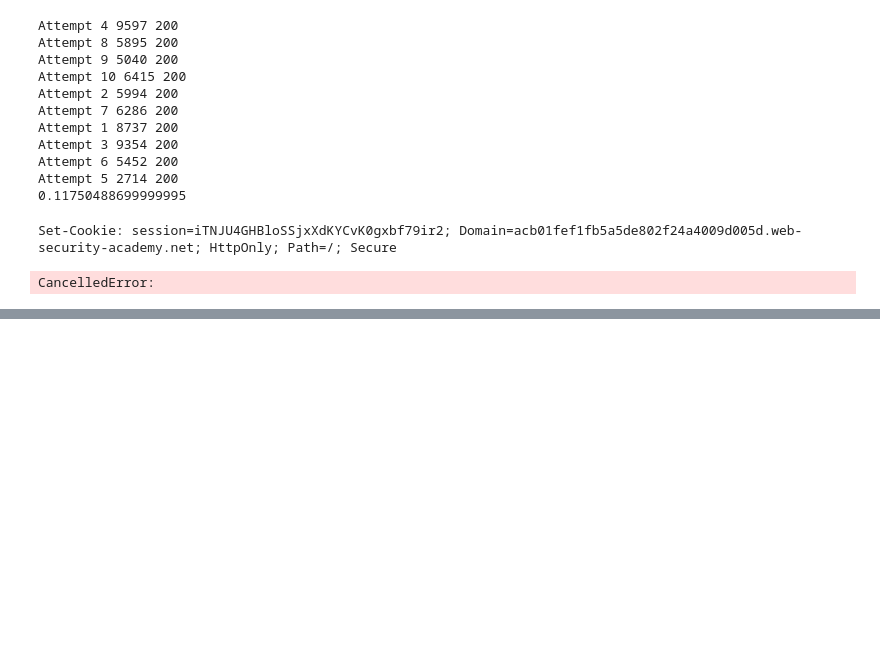
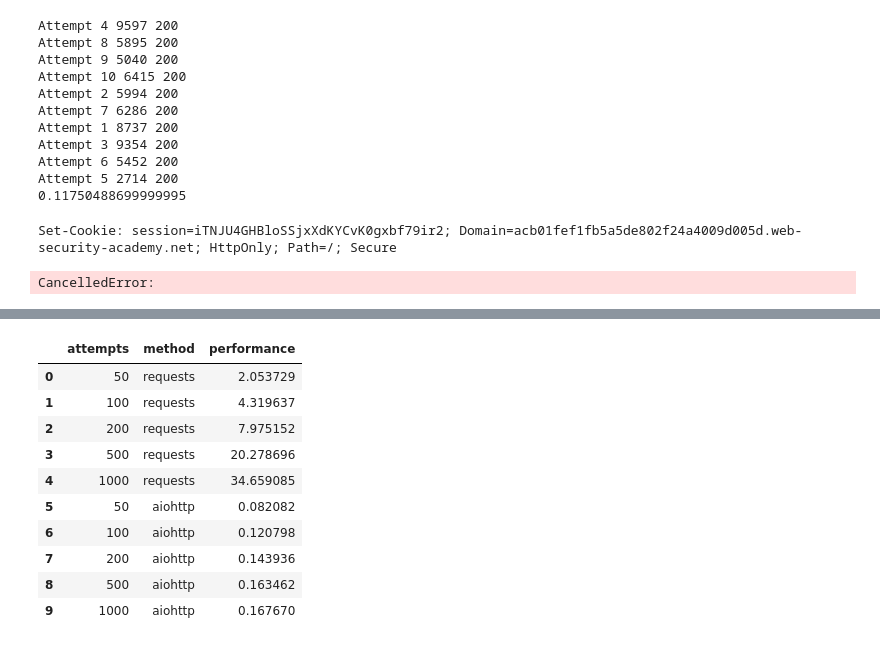
Before and after one commit to yisoonshin/atelier, a Jupyter notebook: Brute-Force/2FA broken logic - Async Brute Force.ipynb, the cells around one changed output, grey strips where cells are left out. Cells and saved outputs as stored; diff of their text form; code cells hidden in the pictures; blank space fills up the shorter version.

```diff
--- a/Brute-Force/2FA broken logic - Async Brute Force.ipynb
+++ b/Brute-Force/2FA broken logic - Async Brute Force.ipynb
@@ -202,0 +305,20 @@ CancelledError:
+# %%
+import pandas as pd
+import seaborn as sns
+import matplotlib.pyplot as plt
+
+trials = pd.concat([pd.DataFrame(sync_dict),pd.DataFrame(async_dict)]).\
+    reset_index().rename(columns={'index':'attempts'})
+trials.head(10)
+# %% [output]
+|  | attempts | method | performance |
+| 0 | 50 | requests | 2.053729 |
+| 1 | 100 | requests | 4.319637 |
+| 2 | 200 | requests | 7.975152 |
+| 3 | 500 | requests | 20.278696 |
+| 4 | 1000 | requests | 34.659085 |
+| 5 | 50 | aiohttp | 0.082082 |
+| 6 | 100 | aiohttp | 0.120798 |
+| 7 | 200 | aiohttp | 0.143936 |
+| 8 | 500 | aiohttp | 0.163462 |
+| 9 | 1000 | aiohttp | 0.167670 |
```
Also changed, not shown: parts of 6 cells of this notebook.
